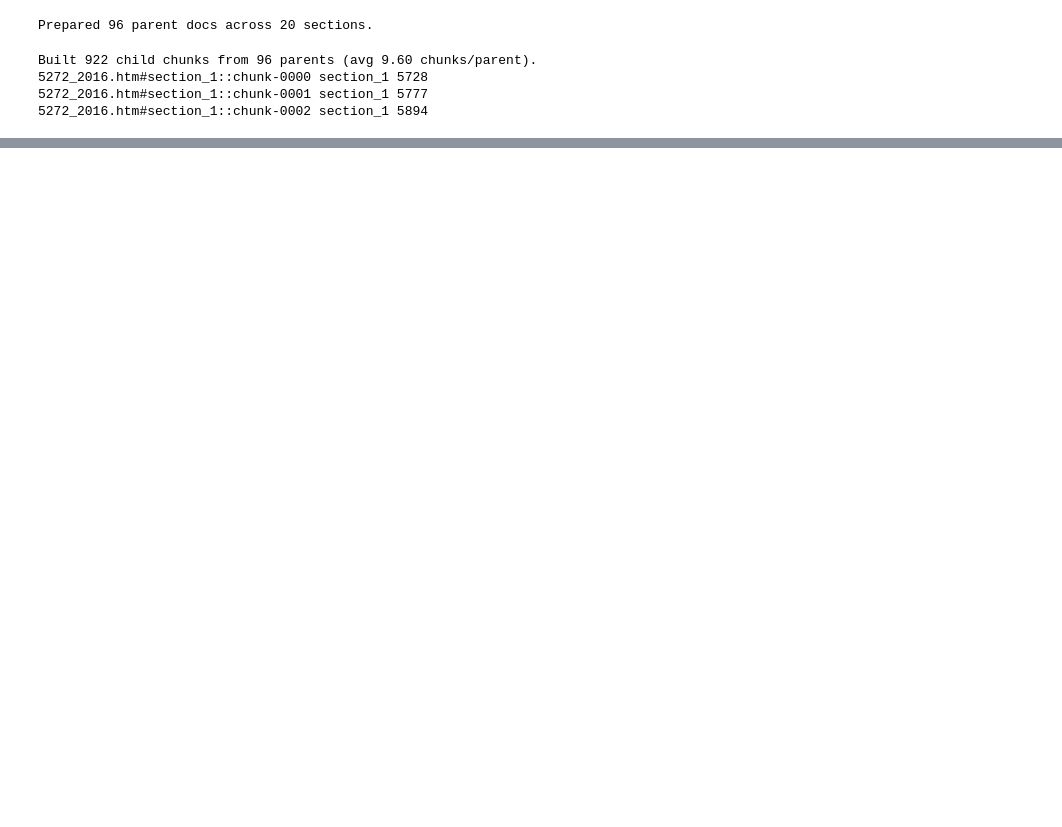
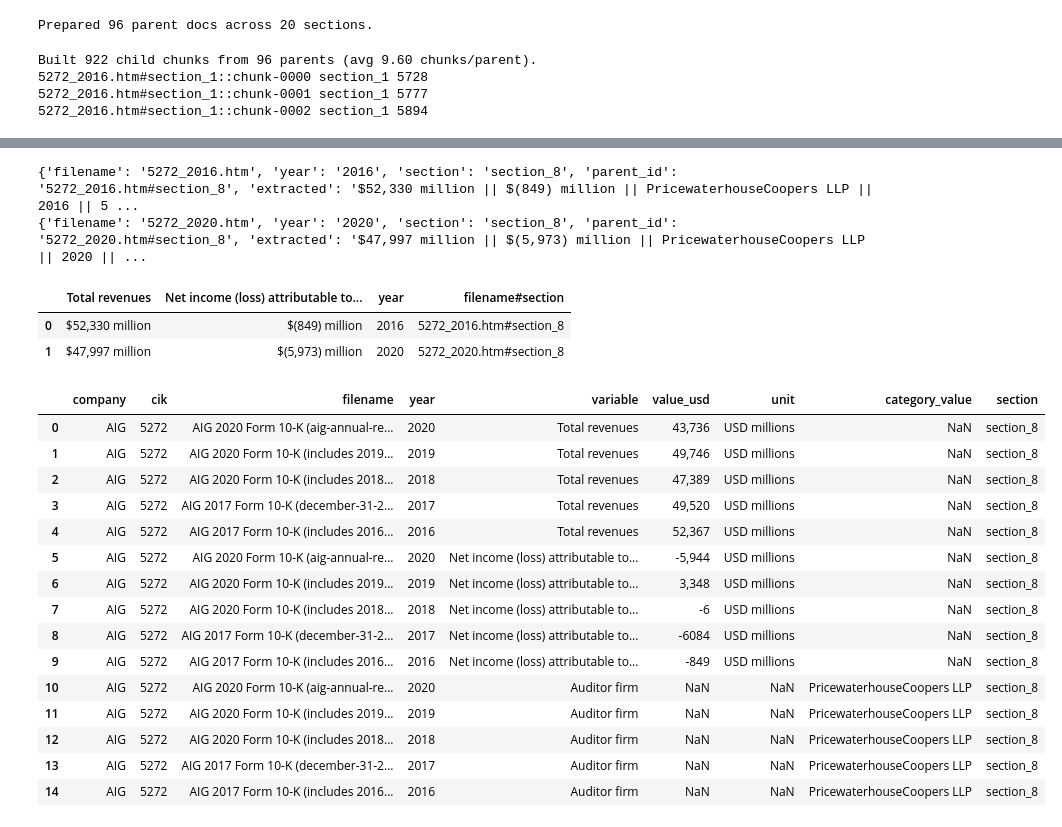
Before and after one commit to anant1203/aig_sec_assessment, a Jupyter notebook: hybrid_search.ipynb, the cells around one changed output, grey strips where cells are left out. Cells and saved outputs as stored; diff of their text form; code cells hidden in the pictures; blank space fills up the shorter version.

```diff
--- a/hybrid_search.ipynb
+++ b/hybrid_search.ipynb
@@ -631,0 +754,55 @@ extracted_details
+# %%
+import pandas as pd
+
+def build_df_from_extracted(recs):
+    rows = []
+    for r in recs:
+        print(r)
+        parent_id = r.get("parent_id")
+        extract_details = r.get("extracted").split("||")
+        rev_raw, net_raw, _auditor, year_str, parent = extract_details
+
+        # derive section from the tail of parent (e.g., "...#section_8")
+        section = None
+        if parent and "#" in parent:
+            section = parent.split("#", 1)[1]
+
+        rows.append({
+            "Total revenues": rev_raw,  # in millions
+            "Net income (loss) attributable to AIG": net_raw,      # in millions
+            "year": year_str,
+            "filename#section": parent_id
+        })
+    return pd.DataFrame(rows, columns=["Total revenues", "Net income (loss) attributable to AIG", "year", "filename#section"])
+
+df_final = build_df_from_extracted(extracted_details)
+# %% [output]
+{'filename': '5272_2016.htm', 'year': '2016', 'section': 'section_8', 'parent_id': '5272_2016.htm#section_8', 'extracted': '$52,330 million || $(849) million || PricewaterhouseCoopers LLP || 2016 || 5 ...
+{'filename': '5272_2020.htm', 'year': '2020', 'section': 'section_8', 'parent_id': '5272_2020.htm#section_8', 'extracted': '$47,997 million || $(5,973) million || PricewaterhouseCoopers LLP || 2020 || ...
+# %%
+df_final
+# %% [output]
+|  | Total revenues | Net income (loss) attributable to... | year | filename#section |
+| 0 | $52,330 million | $(849) million | 2016 | 5272_2016.htm#section_8 |
+| 1 | $47,997 million | $(5,973) million | 2020 | 5272_2020.htm#section_8 |
+# %%
+df_ground_truth = pd.read_csv("GroundTruthData.csv")
+# %%
+df_ground_truth
+# %% [output]
+|  | company | cik | filename | year | variable | value_usd | unit | category_value | section |
+| 0 | AIG | 5272 | AIG 2020 Form 10-K (aig-annual-re... | 2020 | Total revenues | 43,736 | USD millions | NaN | section_8 |
+| 1 | AIG | 5272 | AIG 2020 Form 10-K (includes 2019... | 2019 | Total revenues | 49,746 | USD millions | NaN | section_8 |
+| 2 | AIG | 5272 | AIG 2020 Form 10-K (includes 2018... | 2018 | Total revenues | 47,389 | USD millions | NaN | section_8 |
+| 3 | AIG | 5272 | AIG 2017 Form 10-K (december-31-2... | 2017 | Total revenues | 49,520 | USD millions | NaN | section_8 |
+| 4 | AIG | 5272 | AIG 2017 Form 10-K (includes 2016... | 2016 | Total revenues | 52,367 | USD millions | NaN | section_8 |
+| 5 | AIG | 5272 | AIG 2020 Form 10-K (aig-annual-re... | 2020 | Net income (loss) attributable to... | -5,944 | USD millions | NaN | section_8 |
+| 6 | AIG | 5272 | AIG 2020 Form 10-K (includes 2019... | 2019 | Net income (loss) attributable to... | 3,348 | USD millions | NaN | section_8 |
+| 7 | AIG | 5272 | AIG 2020 Form 10-K (includes 2018... | 2018 | Net income (loss) attributable to... | -6 | USD millions | NaN | section_8 |
+| 8 | AIG | 5272 | AIG 2017 Form 10-K (december-31-2... | 2017 | Net income (loss) attributable to... | -6084 | USD millions | NaN | section_8 |
+| 9 | AIG | 5272 | AIG 2017 Form 10-K (includes 2016... | 2016 | Net income (loss) attributable to... | -849 | USD millions | NaN | section_8 |
+| 10 | AIG | 5272 | AIG 2020 Form 10-K (aig-annual-re... | 2020 | Auditor firm | NaN | NaN | PricewaterhouseCoopers LLP | section_8 |
+| 11 | AIG | 5272 | AIG 2020 Form 10-K (includes 2019... | 2019 | Auditor firm | NaN | NaN | PricewaterhouseCoopers LLP | section_8 |
+| 12 | AIG | 5272 | AIG 2020 Form 10-K (includes 2018... | 2018 | Auditor firm | NaN | NaN | PricewaterhouseCoopers LLP | section_8 |
+| 13 | AIG | 5272 | AIG 2017 Form 10-K (december-31-2... | 2017 | Auditor firm | NaN | NaN | PricewaterhouseCoopers LLP | section_8 |
+| 14 | AIG | 5272 | AIG 2017 Form 10-K (includes 2016... | 2016 | Auditor firm | NaN | NaN | PricewaterhouseCoopers LLP | section_8 |
```
Also changed, not shown: parts of 6 cells of this notebook, 1 other file.
